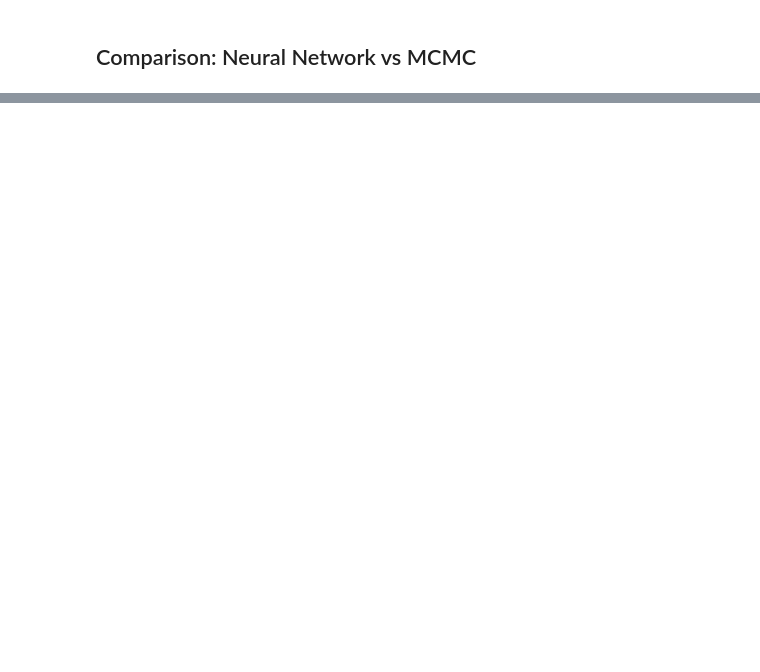
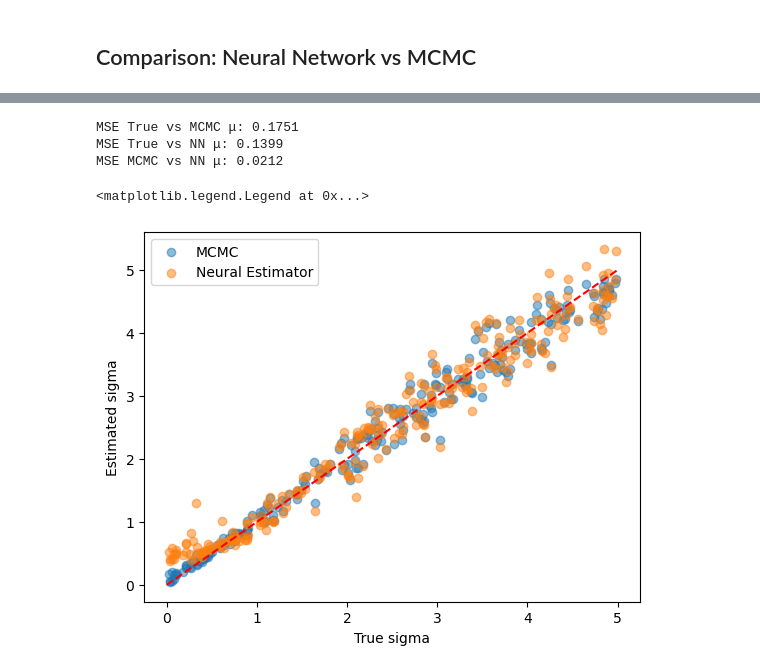
Before and after one commit to kaimarnsmorris/honours_project, a Jupyter notebook: working_2.ipynb, the cells around one changed output, grey strips where cells are left out. Drawn from its saved outputs; the diff is of its cells as text; code cells hidden in the pictures; blank space fills up the shorter version.

```diff
--- a/working_2.ipynb
+++ b/working_2.ipynb
@@ -406,0 +415,24 @@ plt.show()
+# %%
+# print out MSE values
+print(f"MSE True vs MCMC μ: {np.mean((theta_true[:, 0] - theta_mcmc[:, 0])**2):.4f}")
+print(f"MSE True vs NN μ: {np.mean((theta_true[:, 0] - theta_nn[:, 0])**2):.4f}")
+print(f"MSE MCMC vs NN μ: {np.mean((theta_mcmc[:, 0] - theta_nn[:, 0])**2):.4f}")
+# %% [output]
+MSE True vs MCMC μ: 0.1751
+MSE True vs NN μ: 0.1399
+MSE MCMC vs NN μ: 0.0212
+# %%
+sigma_batch_test = theta_compare[:, 1]
+sigmas_mcmc = theta_mcmc[:, 1]
+sigma_hat_test = torch.from_numpy(theta_nn[:, 1])
+
+
+plt.scatter(sigma_batch_test.numpy(), sigmas_mcmc, alpha=0.5, label='MCMC')
+plt.scatter(sigma_batch_test.numpy(), sigma_hat_test.detach().numpy(), alpha=0.5, label='Neural Estimator')
+plt.plot([0, A], [0, A], color='r', linestyle='dashed')
+plt.xlabel("True sigma")
+plt.ylabel("Estimated sigma")
+plt.legend()
+# %% [output]
+<matplotlib.legend.Legend at 0x...>
+[figure, added]
```
Also changed, not shown: parts of 8 cells of this notebook, 6 other files.
